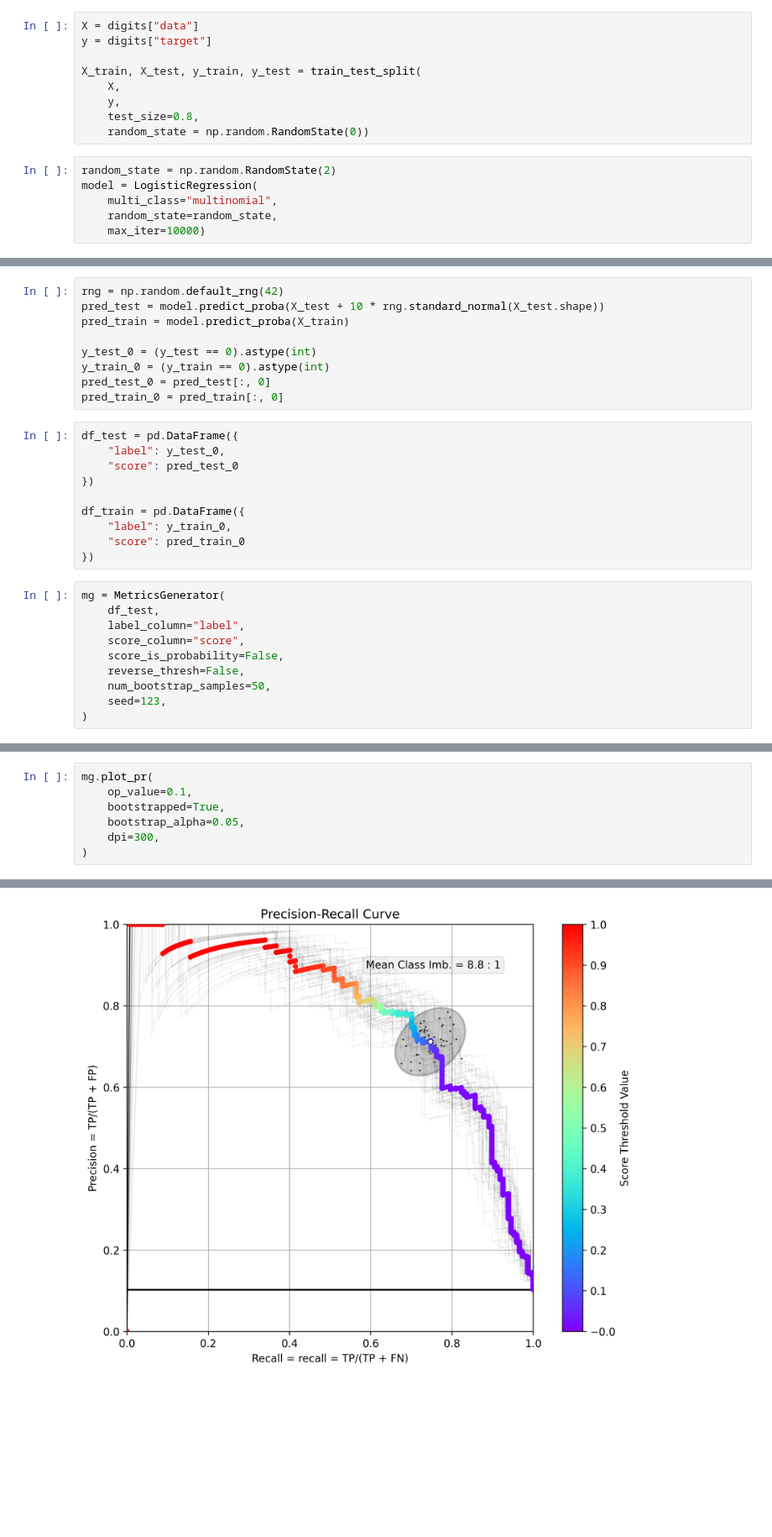
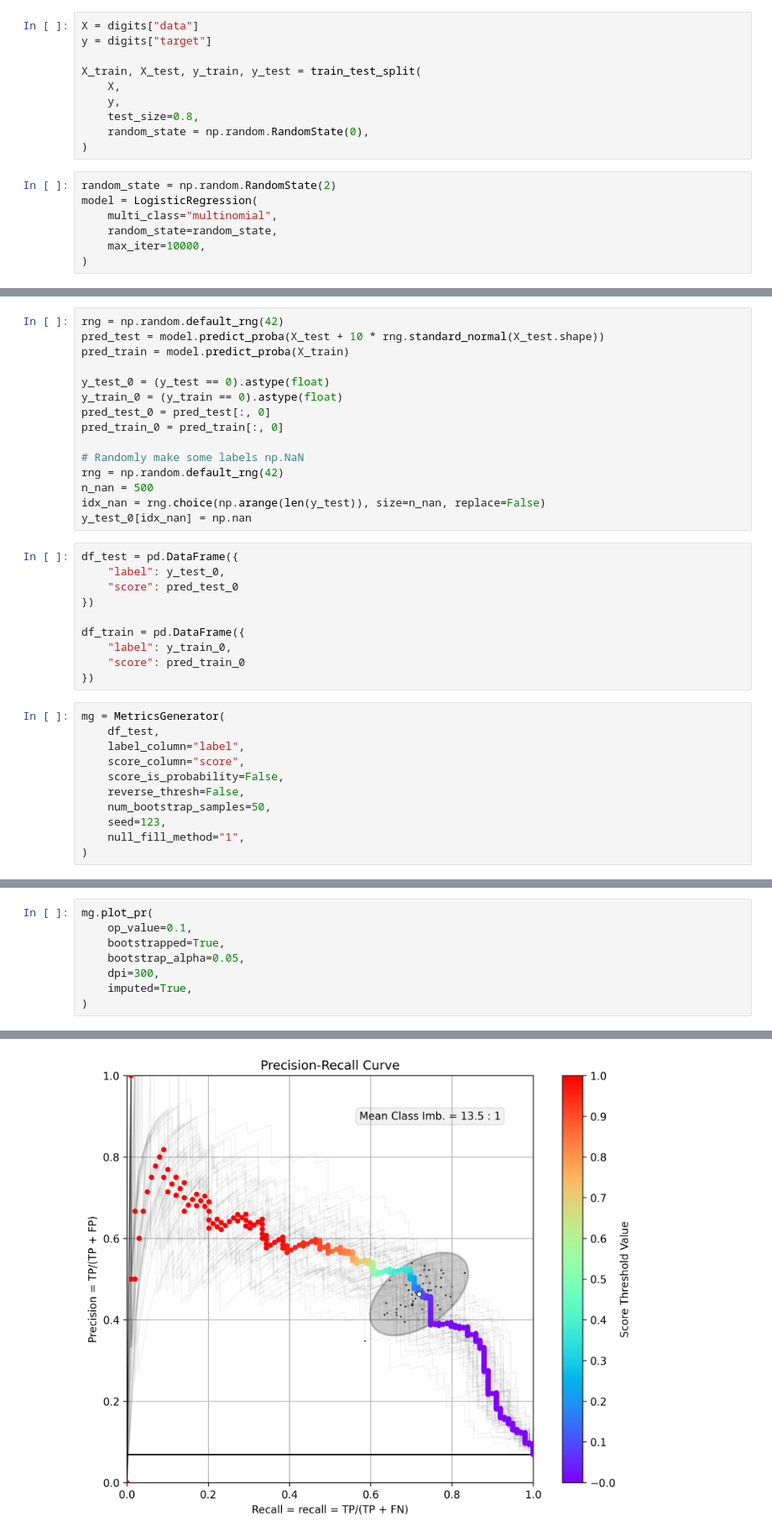
Before and after one commit to chrismbryant/classification-curves, a Jupyter notebook: notebooks/demo.ipynb, the cells around one changed output, grey strips where cells are left out. Shown at 84% size. Saved outputs shown, nothing was run; the diff lists cells and outputs as text; blank space fills up the shorter version.

```diff
--- a/notebooks/demo.ipynb
+++ b/notebooks/demo.ipynb
@@ -15,13 +15,15 @@ X_train, X_test, y_train, y_test = train_test_split(
     X,
     y,
     test_size=0.8,
-    random_state = np.random.RandomState(0))
+    random_state = np.random.RandomState(0),
+)
 # %%
 random_state = np.random.RandomState(2)
 model = LogisticRegression(
     multi_class="multinomial",
     random_state=random_state,
-    max_iter=10000)
+    max_iter=10000,
+)
 # %%
 model.fit(X_train, y_train)
 # %% [output]
@@ -32,10 +34,16 @@ rng = np.random.default_rng(42)
 pred_test = model.predict_proba(X_test + 10 * rng.standard_normal(X_test.shape))
 pred_train = model.predict_proba(X_train)
 
-y_test_0 = (y_test == 0).astype(int)
-y_train_0 = (y_train == 0).astype(int)
+y_test_0 = (y_test == 0).astype(float)
+y_train_0 = (y_train == 0).astype(float)
 pred_test_0 = pred_test[:, 0]
 pred_train_0 = pred_train[:, 0]
+
+# Randomly make some labels np.NaN
+rng = np.random.default_rng(42)
+n_nan = 500
+idx_nan = rng.choice(np.arange(len(y_test)), size=n_nan, replace=False)
+y_test_0[idx_nan] = np.nan
 # %%
 df_test = pd.DataFrame({
     "label": y_test_0,
@@ -55,5 +63,6 @@ mg = MetricsGenerator(
     reverse_thresh=False,
     num_bootstrap_samples=50,
     seed=123,
+    null_fill_method="1",
 )
 # %% [output]
@@ -81,13 +93,14 @@ Making scatter plot...
 # %%
 mg.plot_pr(
     op_value=0.1,
     bootstrapped=True,
     bootstrap_alpha=0.05,
     dpi=300,
+    imputed=True,
 )
 # %% [output]
 Making scatter plot...
-[figure, old version]
+[figure, new version]
 # %%
 mg.plot_prg(
     bootstrapped=True,
```
Also changed, not shown: parts of 6 cells of this notebook.
